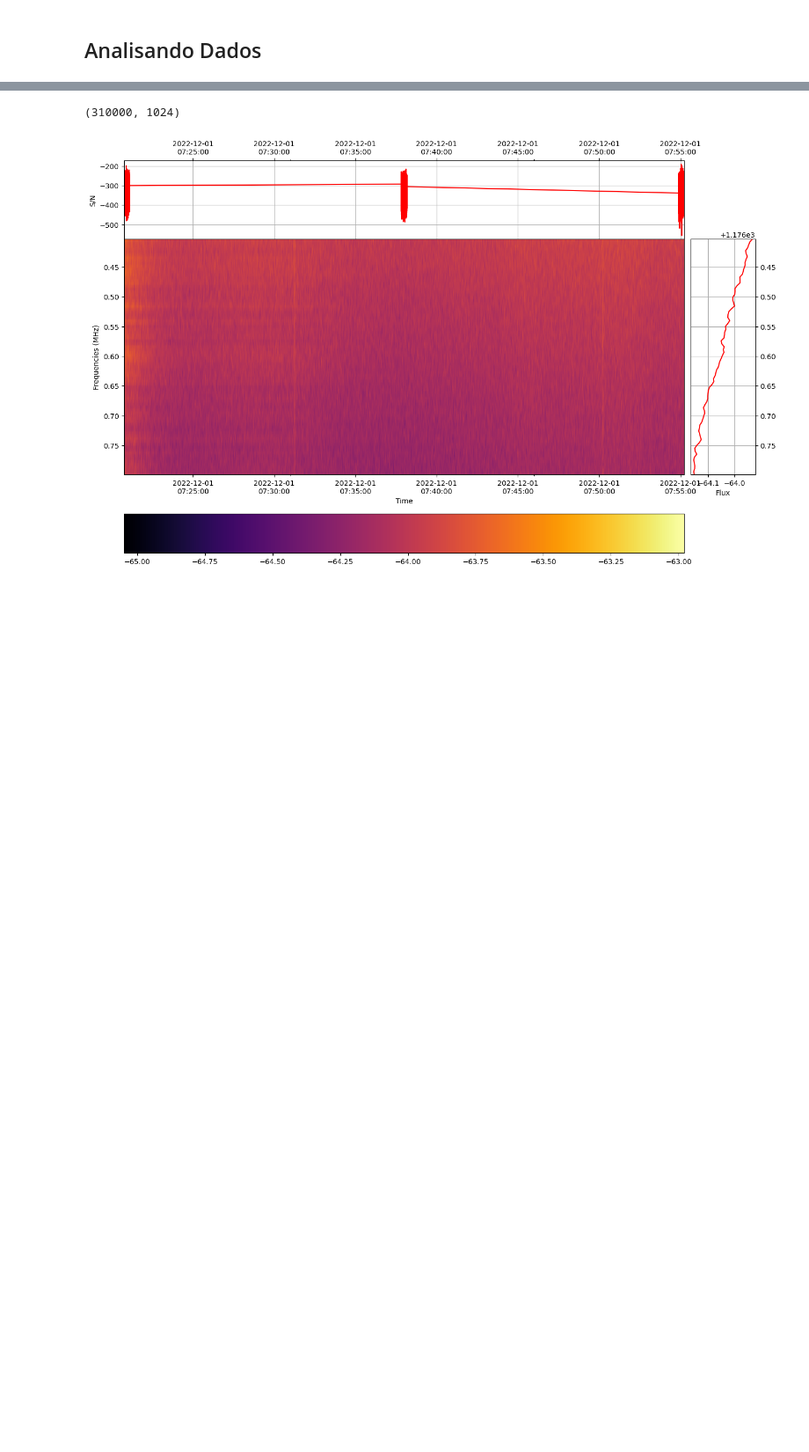
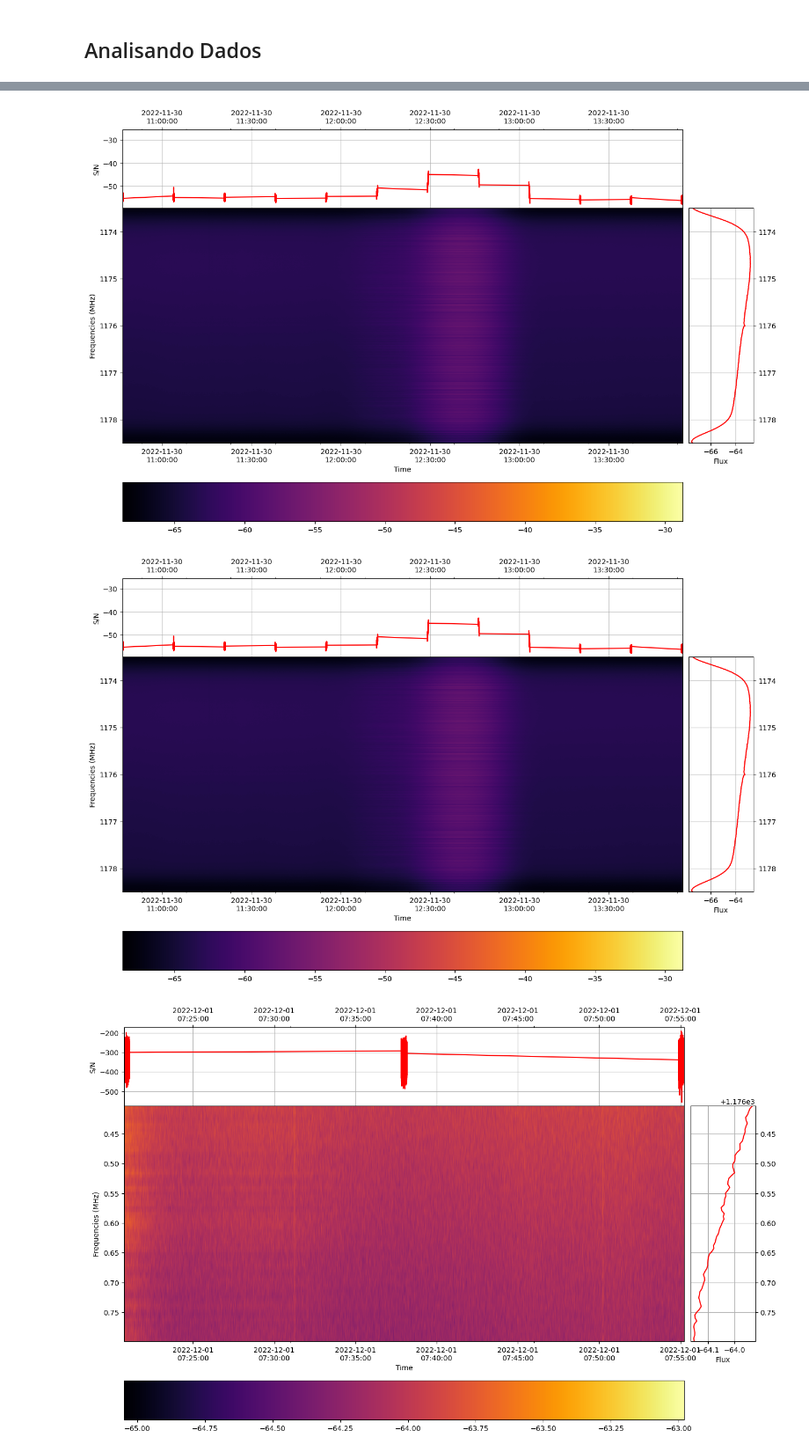
Before and after one commit to lbarosi/minicorneta, a Jupyter notebook: notebooks/00_MINIHORN-Copy1.ipynb, the cells around one changed output, grey strips where cells are left out. Shown at 88% size. Drawn from its saved outputs; the diff is of its cells as text; code cells hidden in the pictures; blank space fills up the shorter version.

```diff
--- a/notebooks/00_MINIHORN-Copy1.ipynb
+++ b/notebooks/00_MINIHORN-Copy1.ipynb
@@ -95,7 +120,8 @@ obs.make_sky().sky.plot_timeseries(obs.data);
 # %%
-obs.data.shape
+obs.plot_waterfall(obs.data)
 # %% [output]
-(310000, 1024)
+[figure, added]
+[figure, added]
 # %%
 obs.plot_waterfall(obs.data.iloc[250000:280000, :], freqs=[1176.4, 1176.8]);
 # %% [output]
```
Also changed, not shown: parts of 8 cells of this notebook, 4 other files.
